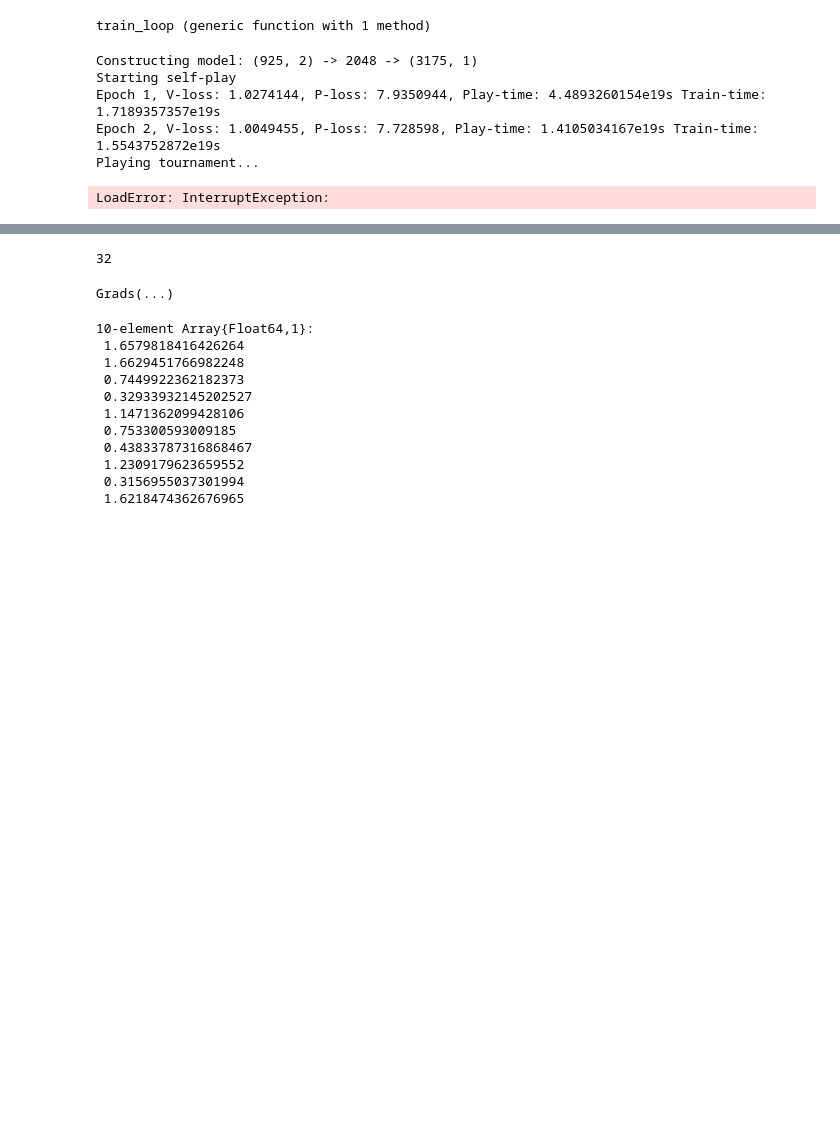
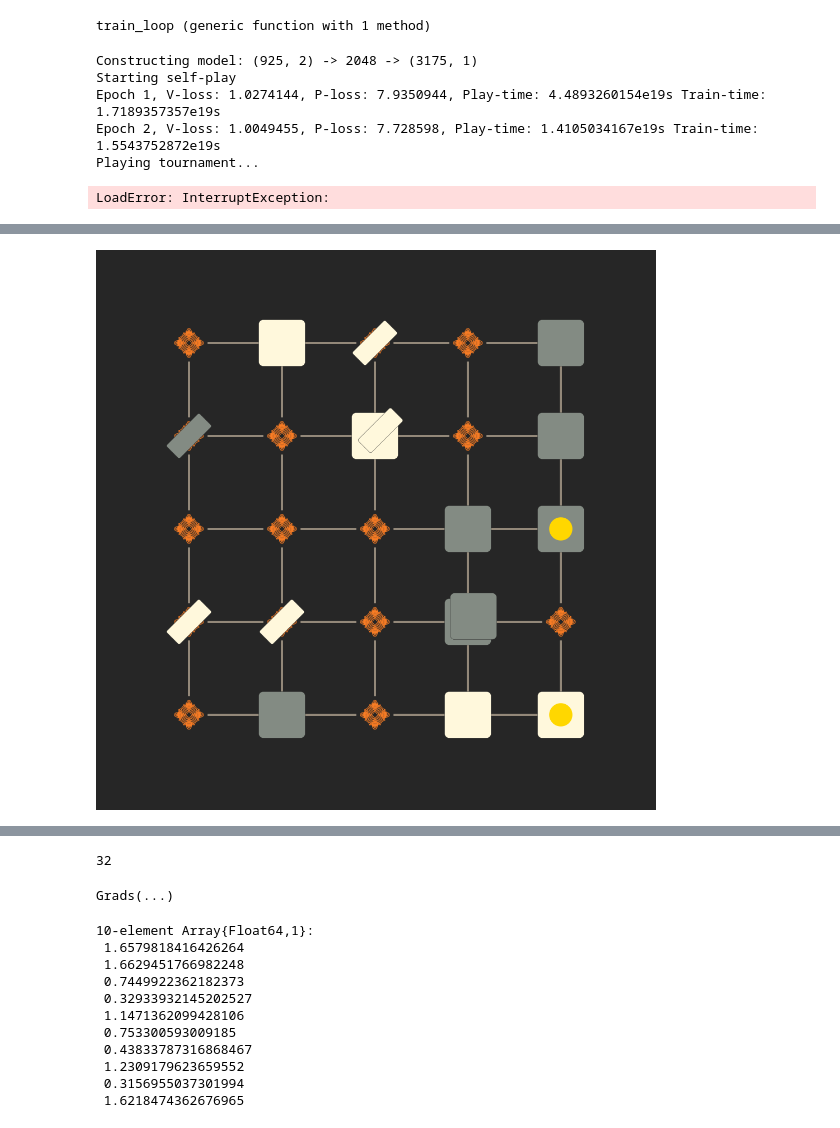
Before and after one commit to blacksph3re/tak-ai, a Jupyter notebook: Tak.ipynb, the cells around one changed output, grey strips where cells are left out. Drawn from its saved outputs; the diff is of its cells as text; code cells hidden in the pictures; blank space fills up the shorter version.

```diff
--- a/Tak.ipynb
+++ b/Tak.ipynb
@@ -237,0 +199,2 @@ Step 31 with value 0.7478719
+# %%
+board = random_game(20)[1]
@@ -237,0 +219,4 @@ Step 31 with value 0.7478719
+# %%
+render_board(board)
+# %% [output]
+[figure, added]
```
Also changed, not shown: parts of 7 cells of this notebook, 9 other files.
